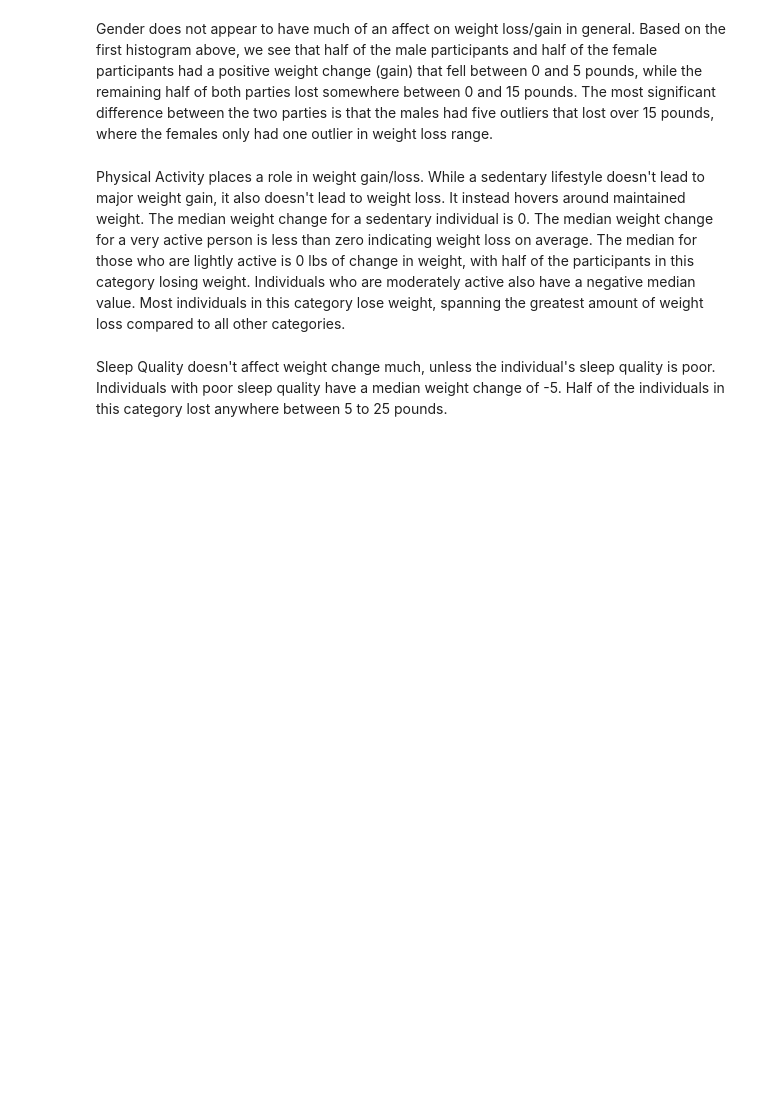
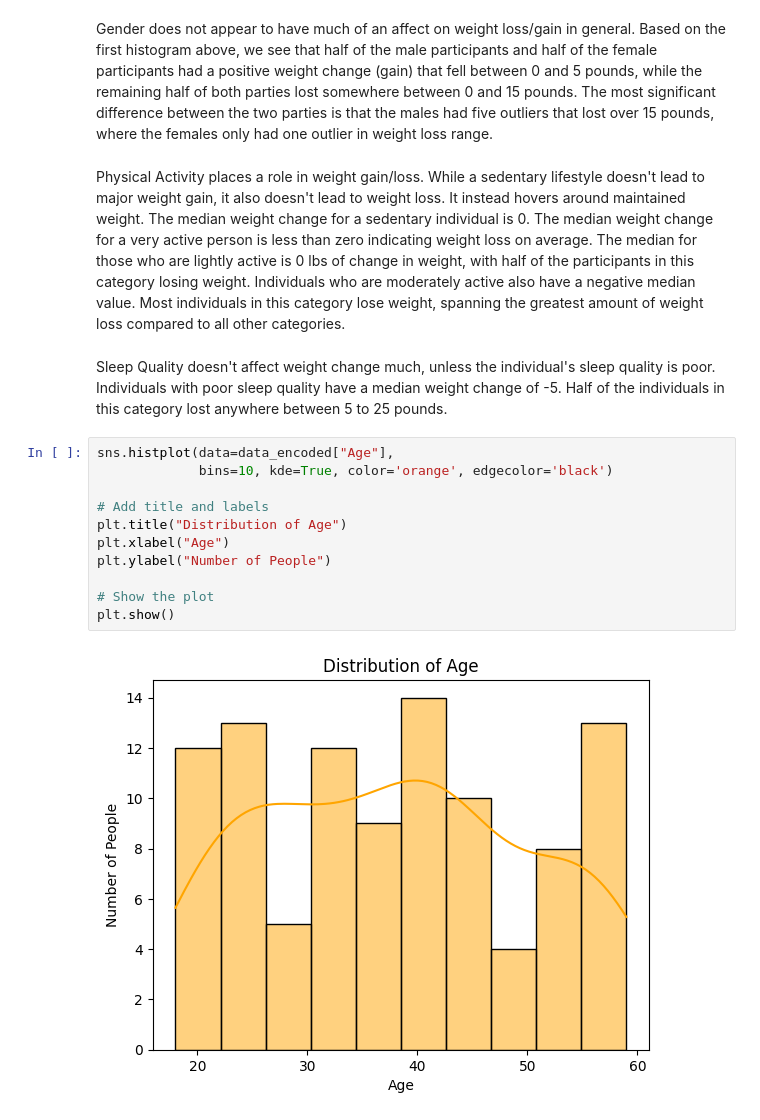
Before and after one commit to makenamecham/Final-Project-MATH-4750, a Jupyter notebook: EDA.ipynb, the cells around one changed output. Saved outputs shown, nothing was run; the diff lists cells and outputs as text; blank space fills up the shorter version.

```diff
--- a/EDA.ipynb
+++ b/EDA.ipynb
@@ -176,3 +186,16 @@ Gender does not appear to have much of an affect on weight loss/gain in general.
 Physical Activity places a role in weight gain/loss. While a sedentary lifestyle doesn't lead to major weight gain, it also doesn't lead to weight loss. It instead hovers around maintained weight. The median weight change for a sedentary individual is 0. The median weight change for a very active person is less than zero indicating weight loss on average. The median for those who are lightly active is 0 lbs of change in weight, with half of the participants in this category losing weight. Individuals who are moderately active also have a negative median value. Most individuals in this category lose weight, spanning the greatest amount of weight loss compared to all other categories.
 # %% [markdown]
 Sleep Quality doesn't affect weight change much, unless the individual's sleep quality is poor. Individuals with poor sleep quality have a median weight change of -5. Half of the individuals in this category lost anywhere between 5 to 25 pounds.
+# %%
+sns.histplot(data=data_encoded["Age"],
+             bins=10, kde=True, color='orange', edgecolor='black')
+
+# Add title and labels
+plt.title("Distribution of Age")
+plt.xlabel("Age")
+plt.ylabel("Number of People")
+
+# Show the plot
+plt.show()
+# %% [output]
+[figure, added]
```
Also changed, not shown: parts of 6 cells of this notebook, 1 other file.
